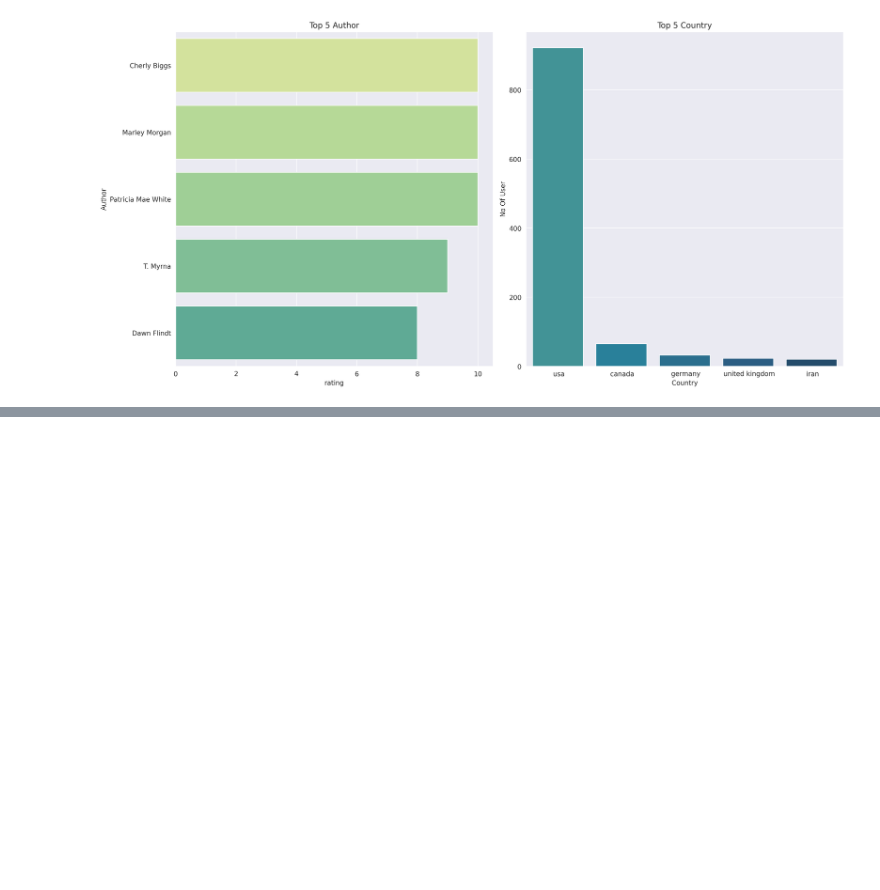
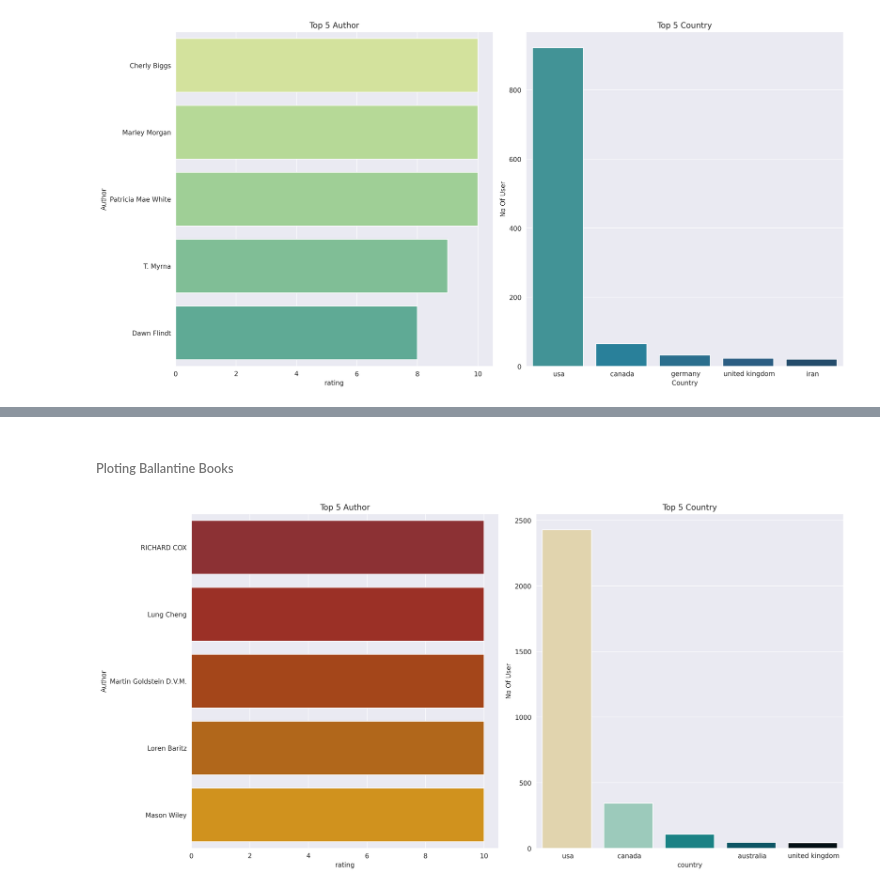
Before and after one commit to kunal-mallick/Book_Recommendation, a Jupyter notebook: Data Preprocessing & EDA/EDA.ipynb, the cells around one changed output, grey strips where cells are left out. Drawn from its saved outputs; the diff is of its cells as text; code cells hidden in the pictures; blank space fills up the shorter version.

```diff
--- a/Data Preprocessing & EDA/EDA.ipynb
+++ b/Data Preprocessing & EDA/EDA.ipynb
@@ -840,0 +672,5 @@ Name: country, dtype: int64
+# %%
+Ballantine_Books = rate[rate['Publisher'] == 'Ballantine Books']
+Ballantine_Books_Author = Ballantine_Books['Book-Author'].value_counts().index
+
+Ballantine_Books_Author
@@ -840,0 +692,7 @@ Name: country, dtype: int64
+# %%
+Ballantine_Books_Author_Ranking = pd.DataFrame({
+    'Author' : Ballantine_Books_Author,
+    'rating' : Author_rating
+})
+
+Ballantine_Books_Author_Ranking['rating'].apply(round).value_counts()
@@ -840,0 +731,13 @@ Name: country, dtype: int64
+# %%
+user_list = []
+
+for i in Ballantine_Books['ISBN']:
+
+    user = ratings_raw[ratings_raw['ISBN'] == i].loc[:,'User-ID'].values
+    for y in user:
+        c = user_loc.iloc[y-1,3]
+        user_list.append(c)
+# %%
+Ballantine_Books_user_list = pd.DataFrame({'country':user_list})
+
+Ballantine_Books_user_list['country'].value_counts().head(10)
@@ -891,0 +943,24 @@ plt.tight_layout()
+# %% [markdown]
+###### Ploting Ballantine Books
+# %%
+fig, ax = plt.subplots(ncols = 2)
+
+plt.setp(ax[1], title = 'Top 5 Country')
+plt.setp(ax[1], xlabel = 'Country')
+plt.setp(ax[1], ylabel = 'No Of User')
+sns.barplot(x = Ballantine_Books_user_list['country'].value_counts().head(5).index,
+            y = Ballantine_Books_user_list['country'].value_counts().head(5).values,
+            ax = ax[1],
+            palette = ['#e9d8a6', '#94d2bd', '#0a9396', '#005f73', '#001219'])
+
+plt.setp(ax[0], title = 'Top 5 Author')
+plt.setp(ax[0], xlabel = 'Author')
+plt.setp(ax[0], ylabel = 'Rating')
+sns.barplot(y = Ballantine_Books_Author_Ranking.sort_values('rating', ascending=False).loc[:,'Author'].head(5),
+            x = Ballantine_Books_Author_Ranking.sort_values('rating', ascending=False).loc[:,'rating'].head(5),
+            ax = ax[0],
+            palette = ['#9b2226', '#ae2012', '#bb3e03', '#ca6702', '#ee9b00'])
+
+plt.tight_layout()
+# %% [output]
+[figure, added]
```
Also changed, not shown: parts of 60 cells of this notebook.
